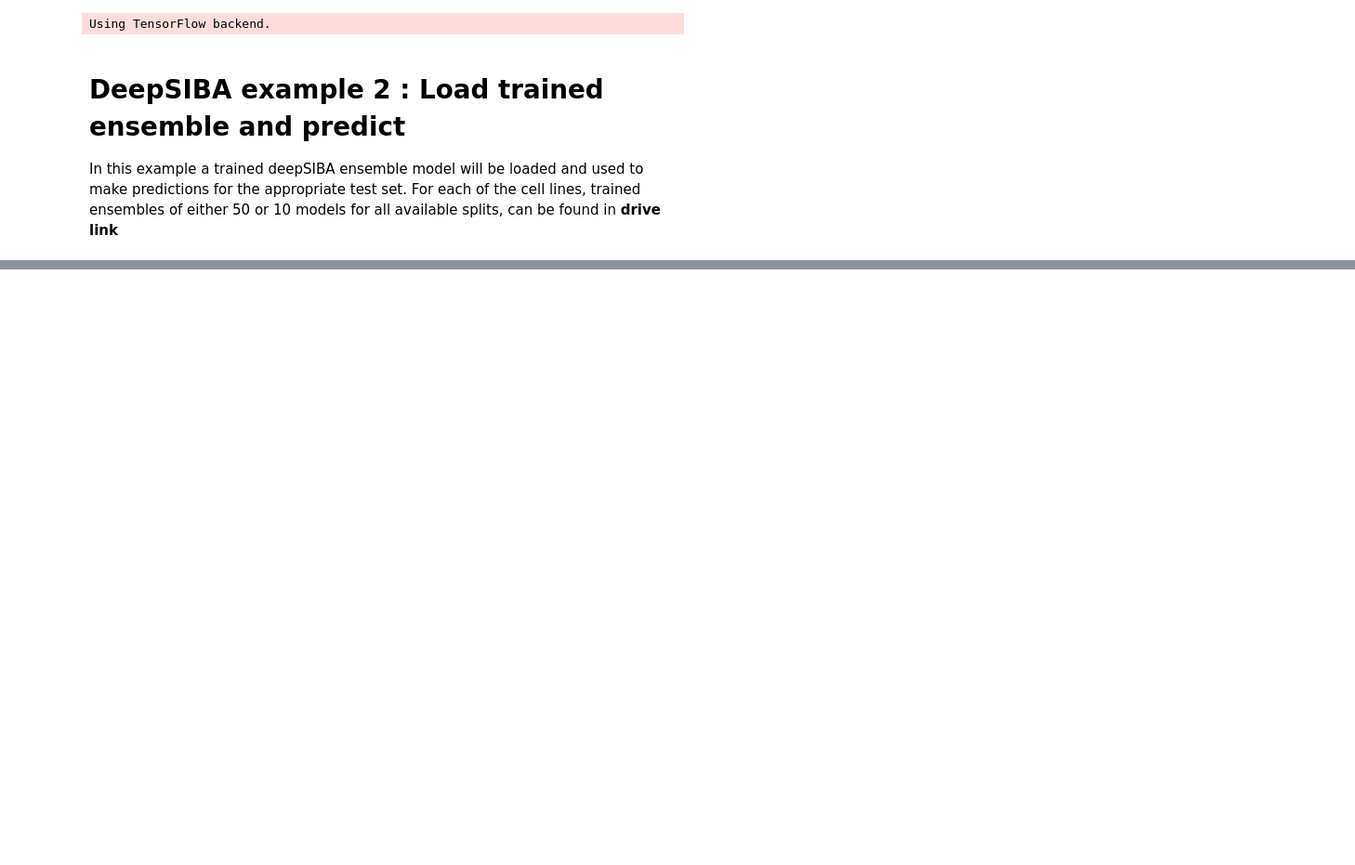
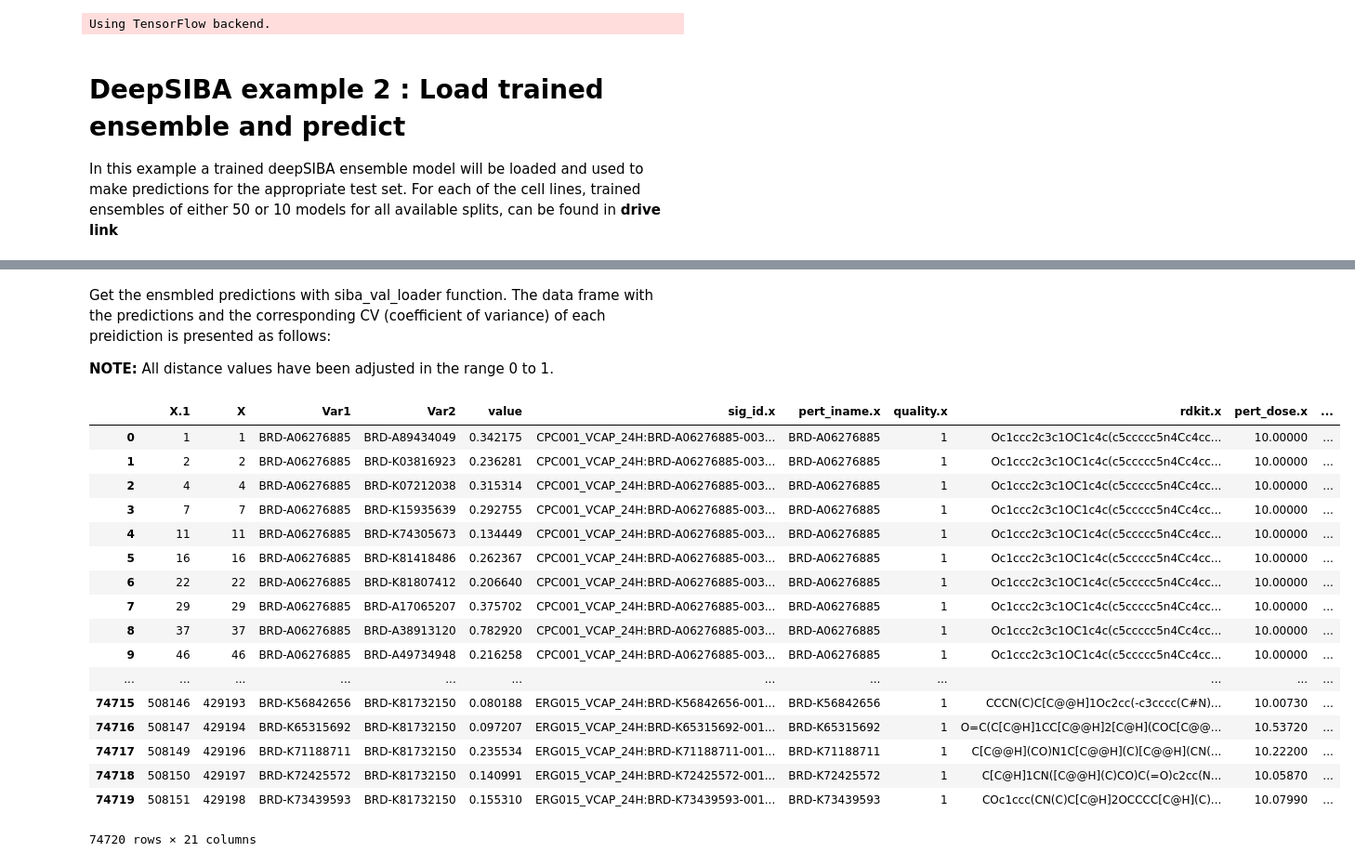
Before and after one commit to BioSysLab/deepSIBA, a Jupyter notebook: learning/deepSIBA_examples.ipynb, the cells around one changed output, grey strips where cells are left out. Shown: that part at 93% size. Drawn from its saved outputs; the diff is of its cells as text; code cells hidden in the pictures; blank space fills up the shorter version.

```diff
--- a/learning/deepSIBA_examples.ipynb
+++ b/learning/deepSIBA_examples.ipynb
@@ -42,0 +134,26 @@ For each of the cell lines, trained ensembles of either 50 or 10 models for all
+# %% [markdown]
+Get the ensmbled predictions with siba_val_loader function.
+The data frame with the predictions and the corresponding CV (coefficient of variance) of each preidiction is presented as follows:
+
+**NOTE:** All distance values have been adjusted in the range 0 to 1.
+# %%
+df_cold
+# %% [output]
+|  | X.1 | X | Var1 | Var2 | value | sig_id.x | pert_iname.x | quality.x | rdkit.x | pert_dose.x | ... |
+| 0 | 1 | 1 | BRD-A06276885 | BRD-A89434049 | 0.342175 | CPC001_VCAP_24H:BRD-A06276885-003... | BRD-A06276885 | 1 | Oc1ccc2c3c1OC1c4c(c5ccccc5n4Cc4cc... | 10.00000 | ... |
+| 1 | 2 | 2 | BRD-A06276885 | BRD-K03816923 | 0.236281 | CPC001_VCAP_24H:BRD-A06276885-003... | BRD-A06276885 | 1 | Oc1ccc2c3c1OC1c4c(c5ccccc5n4Cc4cc... | 10.00000 | ... |
+| 2 | 4 | 4 | BRD-A06276885 | BRD-K07212038 | 0.315314 | CPC001_VCAP_24H:BRD-A06276885-003... | BRD-A06276885 | 1 | Oc1ccc2c3c1OC1c4c(c5ccccc5n4Cc4cc... | 10.00000 | ... |
+| 3 | 7 | 7 | BRD-A06276885 | BRD-K15935639 | 0.292755 | CPC001_VCAP_24H:BRD-A06276885-003... | BRD-A06276885 | 1 | Oc1ccc2c3c1OC1c4c(c5ccccc5n4Cc4cc... | 10.00000 | ... |
+| 4 | 11 | 11 | BRD-A06276885 | BRD-K74305673 | 0.134449 | CPC001_VCAP_24H:BRD-A06276885-003... | BRD-A06276885 | 1 | Oc1ccc2c3c1OC1c4c(c5ccccc5n4Cc4cc... | 10.00000 | ... |
+| 5 | 16 | 16 | BRD-A06276885 | BRD-K81418486 | 0.262367 | CPC001_VCAP_24H:BRD-A06276885-003... | BRD-A06276885 | 1 | Oc1ccc2c3c1OC1c4c(c5ccccc5n4Cc4cc... | 10.00000 | ... |
+| 6 | 22 | 22 | BRD-A06276885 | BRD-K81807412 | 0.206640 | CPC001_VCAP_24H:BRD-A06276885-003... | BRD-A06276885 | 1 | Oc1ccc2c3c1OC1c4c(c5ccccc5n4Cc4cc... | 10.00000 | ... |
+| 7 | 29 | 29 | BRD-A06276885 | BRD-A17065207 | 0.375702 | CPC001_VCAP_24H:BRD-A06276885-003... | BRD-A06276885 | 1 | Oc1ccc2c3c1OC1c4c(c5ccccc5n4Cc4cc... | 10.00000 | ... |
+| 8 | 37 | 37 | BRD-A06276885 | BRD-A38913120 | 0.782920 | CPC001_VCAP_24H:BRD-A06276885-003... | BRD-A06276885 | 1 | Oc1ccc2c3c1OC1c4c(c5ccccc5n4Cc4cc... | 10.00000 | ... |
+| 9 | 46 | 46 | BRD-A06276885 | BRD-A49734948 | 0.216258 | CPC001_VCAP_24H:BRD-A06276885-003... | BRD-A06276885 | 1 | Oc1ccc2c3c1OC1c4c(c5ccccc5n4Cc4cc... | 10.00000 | ... |
+| ... | ... | ... | ... | ... | ... | ... | ... | ... | ... | ... | ... |
+| 74715 | 508146 | 429193 | BRD-K56842656 | BRD-K81732150 | 0.080188 | ERG015_VCAP_24H:BRD-K56842656-001... | BRD-K56842656 | 1 | CCCN(C)C[C@@H]1Oc2cc(-c3cccc(C#N)... | 10.00730 | ... |
+| 74716 | 508147 | 429194 | BRD-K65315692 | BRD-K81732150 | 0.097207 | ERG015_VCAP_24H:BRD-K65315692-001... | BRD-K65315692 | 1 | O=C(C[C@H]1CC[C@@H]2[C@H](COC[C@@... | 10.53720 | ... |
+| 74717 | 508149 | 429196 | BRD-K71188711 | BRD-K81732150 | 0.235534 | ERG015_VCAP_24H:BRD-K71188711-001... | BRD-K71188711 | 1 | C[C@@H](CO)N1C[C@@H](C)[C@@H](CN(... | 10.22200 | ... |
+| 74718 | 508150 | 429197 | BRD-K72425572 | BRD-K81732150 | 0.140991 | ERG015_VCAP_24H:BRD-K72425572-001... | BRD-K72425572 | 1 | C[C@H]1CN([C@@H](C)CO)C(=O)c2cc(N... | 10.05870 | ... |
+| 74719 | 508151 | 429198 | BRD-K73439593 | BRD-K81732150 | 0.155310 | ERG015_VCAP_24H:BRD-K73439593-001... | BRD-K73439593 | 1 | COc1ccc(CN(C)C[C@H]2OCCCC[C@H](C)... | 10.07990 | ... |
+74720 rows × 21 columns
```
Also changed, not shown: parts of 13 cells of this notebook, 7 other files.
